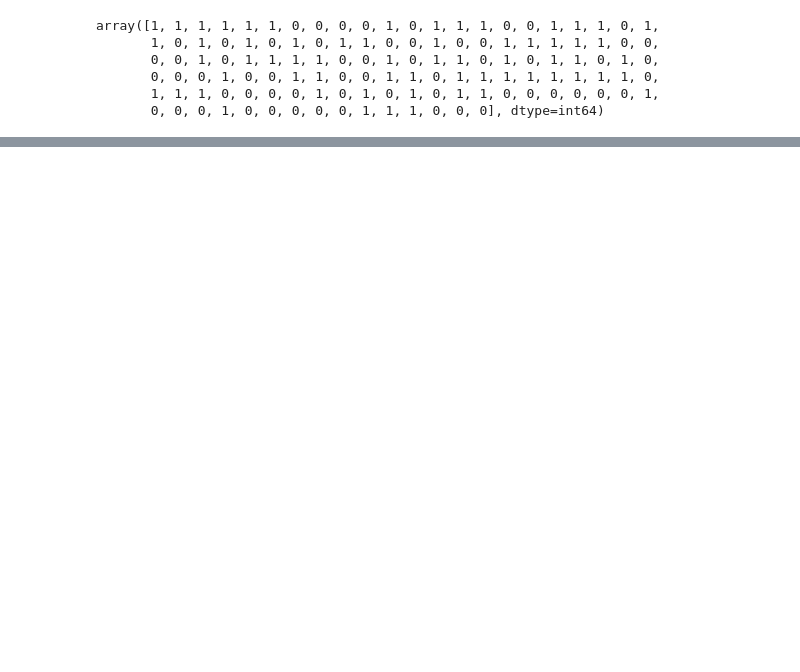
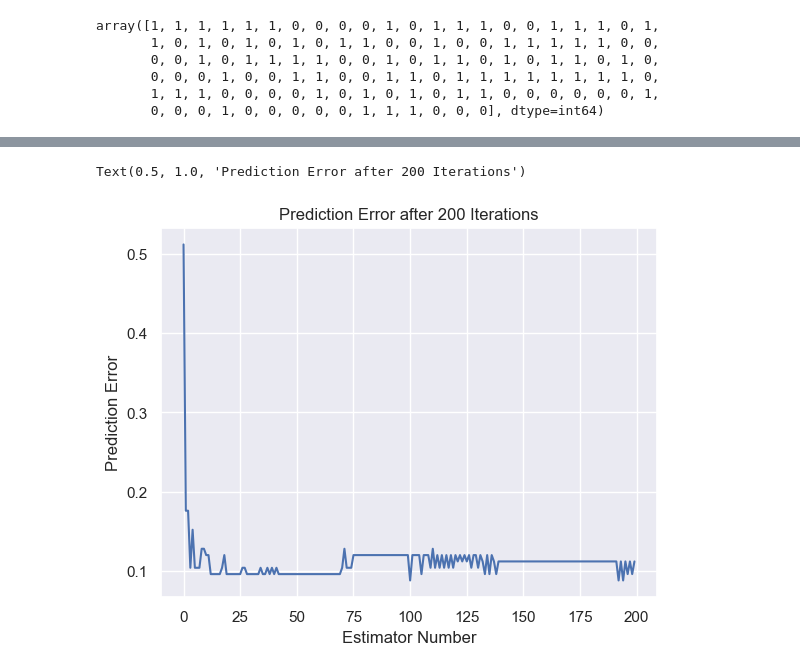
Before and after one commit to bishyboi/IntroToDataScience, a Jupyter notebook: A4/a4.ipynb, the cells around one changed output, grey strips where cells are left out. Cells and saved outputs as stored; diff of their text form; code cells hidden in the pictures; blank space fills up the shorter version.

```diff
--- a/A4/a4.ipynb
+++ b/A4/a4.ipynb
@@ -287,0 +342,10 @@ Ensemble 99: 0.888, Elapsed Time: 5.41
+# %%
+x = np.arange(200)
+
+sns.lineplot(x = x, y = scores[:200])
+plt.xlabel("Estimator Number")
+plt.ylabel("Prediction Error")
+plt.title("Prediction Error after 200 Iterations")
+# %% [output]
+Text(0.5, 1.0, 'Prediction Error after 200 Iterations')
+[figure, added]
```
Also changed, not shown: parts of 11 cells of this notebook, 1 other file.
